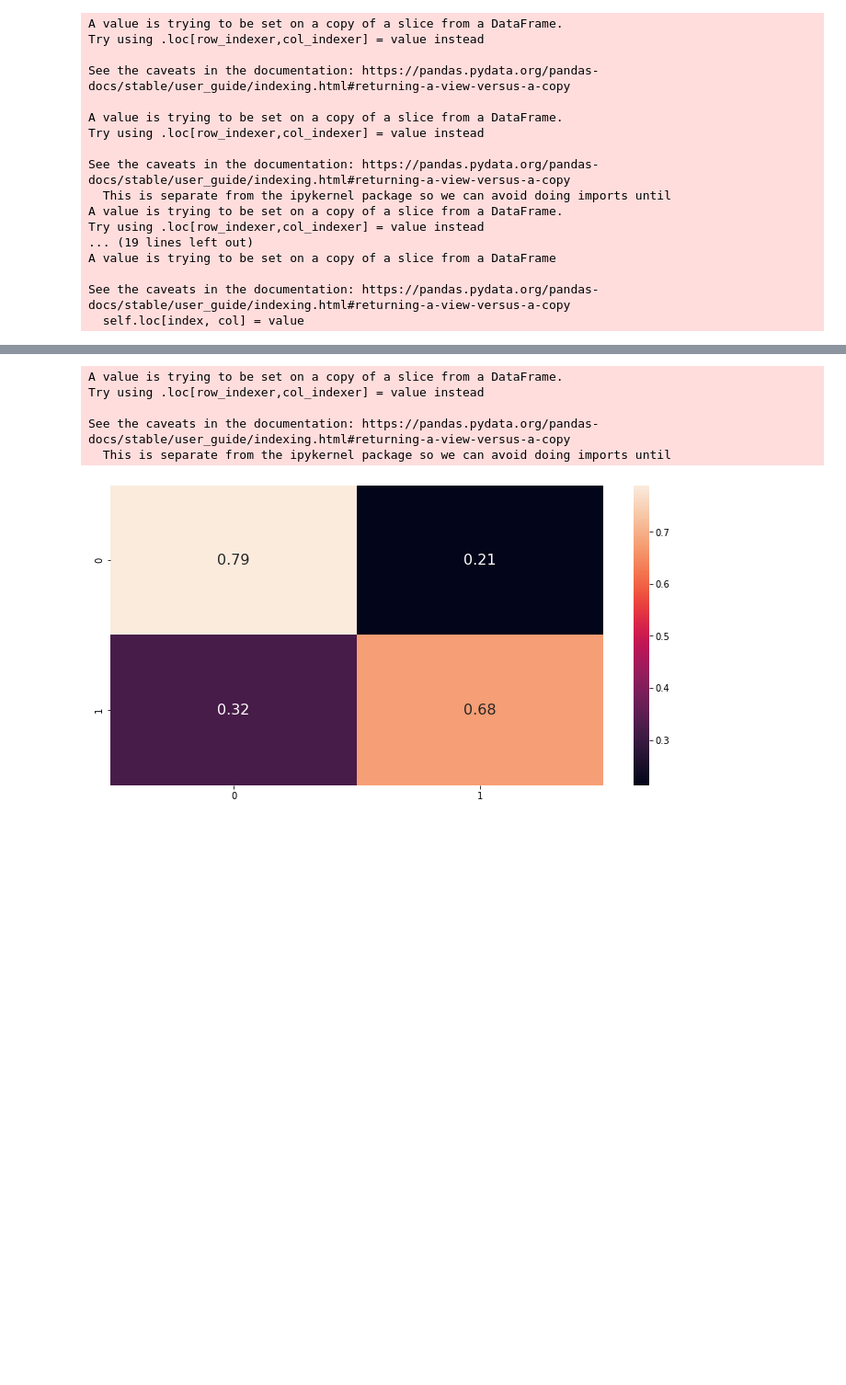
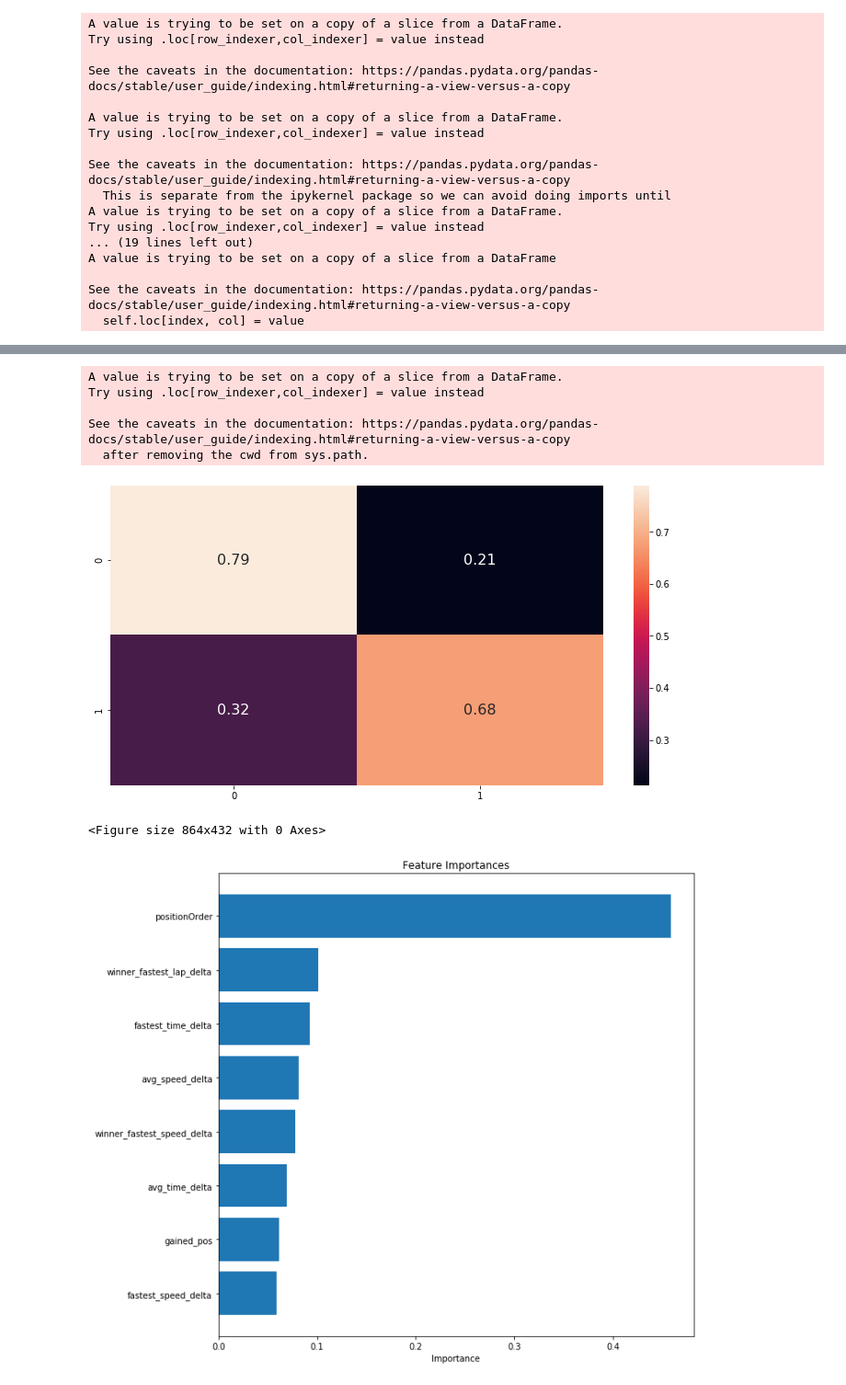
Before and after one commit to edie-zhou/data_lab_f1, a Jupyter notebook: F1.ipynb, the cells around one changed output, grey strips where cells are left out. Shown at 92% size. Saved outputs shown, nothing was run; the diff lists cells and outputs as text; code cells hidden in the pictures; blank space fills up the shorter version.

```diff
--- a/F1.ipynb
+++ b/F1.ipynb
@@ -770,43 +857,40 @@ df_downsampled = downsample(data, classes, class_lambda)
 target = df_downsampled['actual_result']
 
 drop_col = ['resultId', 'current_id', 'actual_result', 'statusId', 'constructorId']
 features = df_downsampled.drop(drop_col, axis=1)
 
 # Create train/test splits
 x_train, x_test, y_train, y_test = train_test_split(features, target,
         test_size=0.25, random_state=42)
 
 # Train xgbclassifier
 model_type = 'gbtree'
 model_xgb = xgb.XGBClassifier(booster=model_type)
 model_xgb.fit(x_train, y_train)
 y_pred = model_xgb.predict(x_test)
 
-# Create confusion matrix heatmap
-matrix = confusion_matrix(y_test, y_pred)
-matrix = matrix / matrix.astype(np.float).sum(axis=1)
-ax = sns.heatmap(matrix, annot=True, annot_kws={"size": 16})
+display_metrics(y_test, y_pred)
 
-# Report scores
-# print('Accuracy: ', accuracy_score(y_test, y_pred))
-report_str = classification_report(y_test, y_pred)
-print(report_str)
-plt.show()
+# Plot feature importances
+col_names = list(features.columns)
+ordered_features(model_xgb.feature_importances_, col_names)
 # %% [output]
               precision    recall  f1-score   support
 
            0       0.71      0.79      0.75       109
            1       0.76      0.68      0.72       108
 
     accuracy                           0.73       217
    macro avg       0.74      0.73      0.73       217
 weighted avg       0.74      0.73      0.73       217
 A value is trying to be set on a copy of a slice from a DataFrame.
 Try using .loc[row_indexer,col_indexer] = value instead
 
 See the caveats in the documentation: https://pandas.pydata.org/pandas-docs/stable/user_guide/indexing.html#returning-a-view-versus-a-copy
-  This is separate from the ipykernel package so we can avoid doing imports until
+  after removing the cwd from sys.path.
 [figure]
+<Figure size 864x432 with 0 Axes>
+[figure, added]
 # %%
 # Podium classifier using tree-based XGBClassifier
 
```
Also changed, not shown: parts of 21 cells of this notebook.
